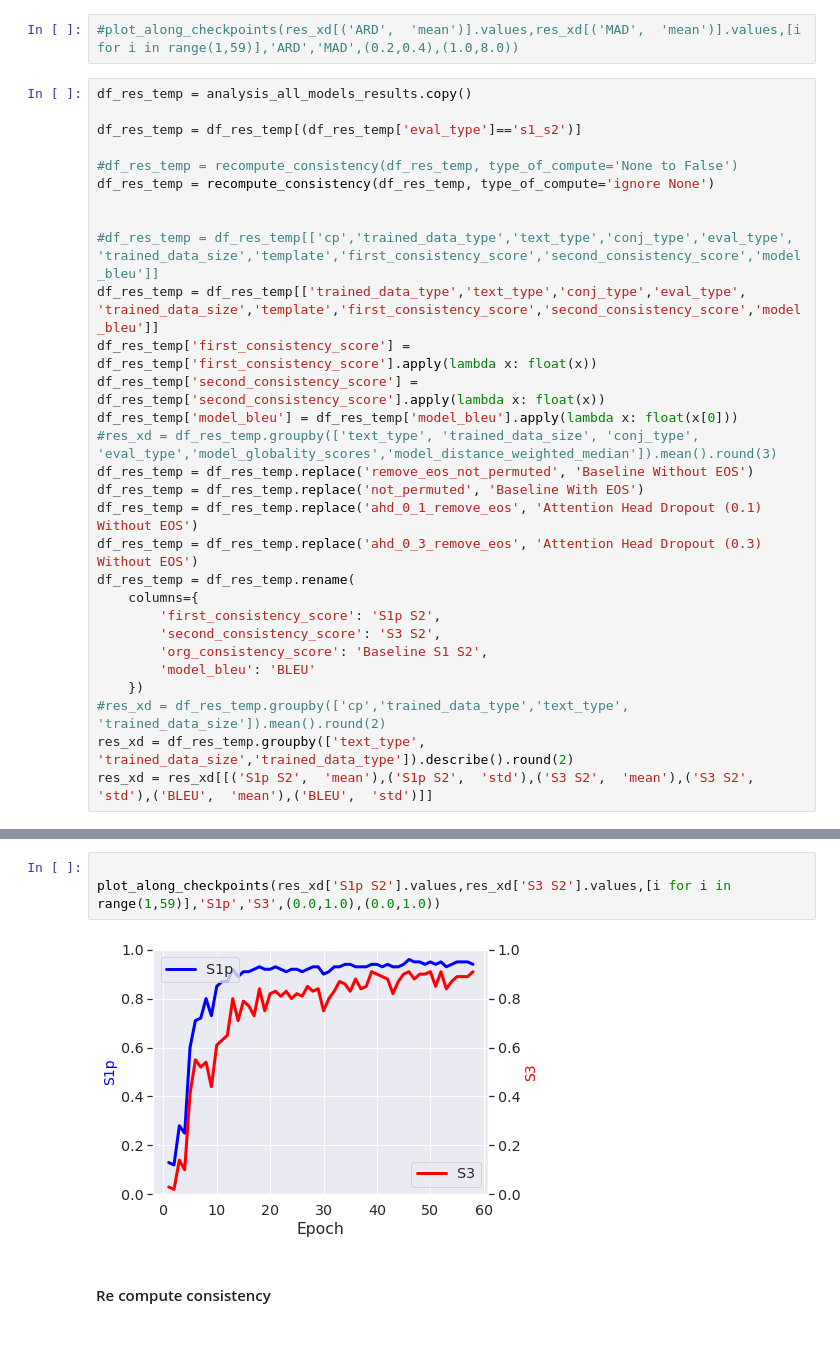
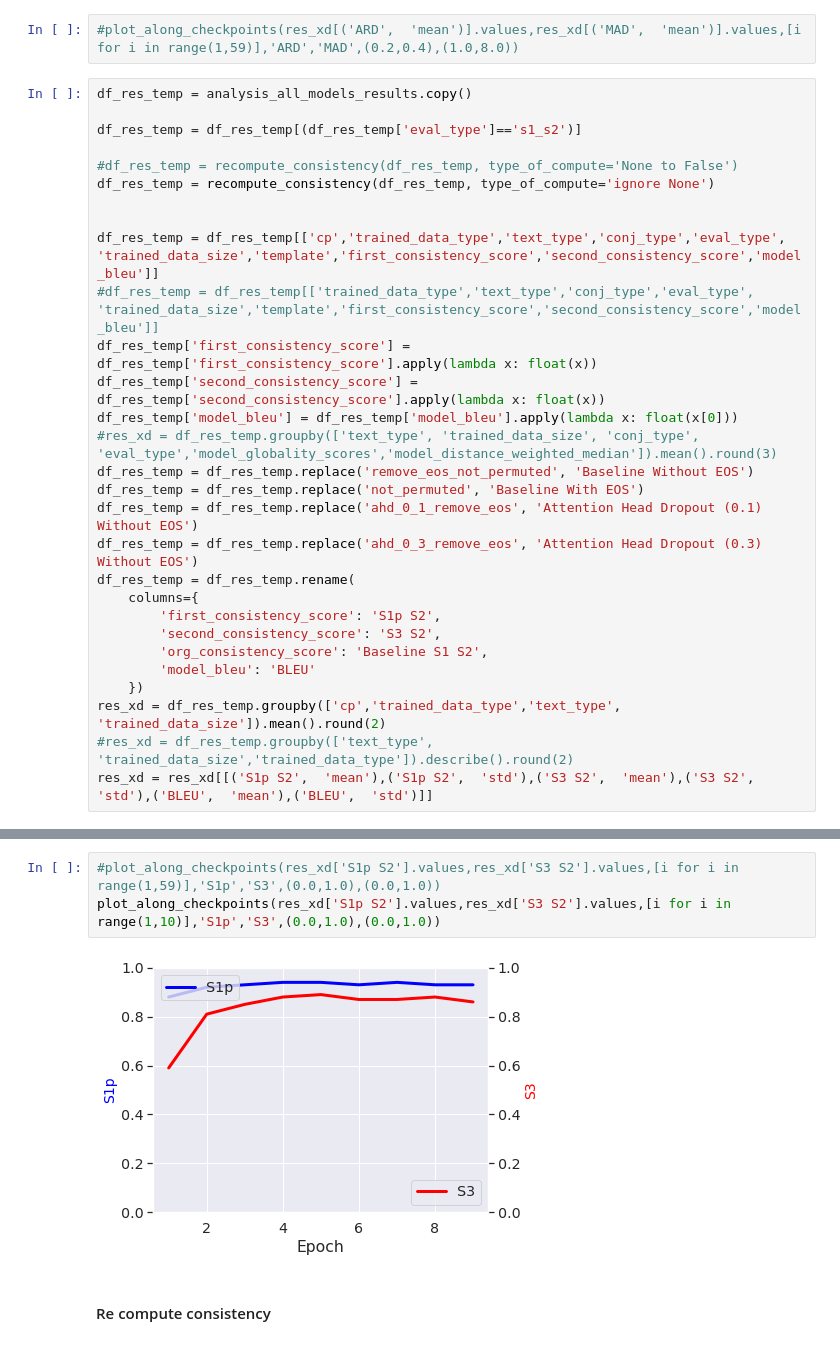
Before and after one commit to itay1itzhak/globality, a Jupyter notebook: Global Attention Metric.ipynb, the cells around one changed output, grey strips where cells are left out. Saved outputs shown, nothing was run; the diff lists cells and outputs as text.

```diff
--- a/Global Attention Metric.ipynb
+++ b/Global Attention Metric.ipynb
@@ -292,8 +281,8 @@ df_res_temp = df_res_temp[(df_res_temp['eval_type']=='s1_s2')]
 df_res_temp = recompute_consistency(df_res_temp, type_of_compute='ignore None')
 
 
-#df_res_temp = df_res_temp[['cp','trained_data_type','text_type','conj_type','eval_type', 'trained_data_size','template','first_consistency_score','second_consistency_score','model_bleu']]
-df_res_temp = df_res_temp[['trained_data_type','text_type','conj_type','eval_type', 'trained_data_size','template','first_consistency_score','second_consistency_score','model_bleu']]
+df_res_temp = df_res_temp[['cp','trained_data_type','text_type','conj_type','eval_type', 'trained_data_size','template','first_consistency_score','second_consistency_score','model_bleu']]
+#df_res_temp = df_res_temp[['trained_data_type','text_type','conj_type','eval_type', 'trained_data_size','template','first_consistency_score','second_consistency_score','model_bleu']]
 df_res_temp['first_consistency_score'] = df_res_temp['first_consistency_score'].apply(lambda x: float(x))
 df_res_temp['second_consistency_score'] = df_res_temp['second_consistency_score'].apply(lambda x: float(x))
 df_res_temp['model_bleu'] = df_res_temp['model_bleu'].apply(lambda x: float(x[0]))
@@ -309,6 +298,6 @@ df_res_temp = df_res_temp.rename(
         'org_consistency_score': 'Baseline S1 S2',
         'model_bleu': 'BLEU'
     })
-#res_xd = df_res_temp.groupby(['cp','trained_data_type','text_type', 'trained_data_size']).mean().round(2)
-res_xd = df_res_temp.groupby(['text_type', 'trained_data_size','trained_data_type']).describe().round(2)
+res_xd = df_res_temp.groupby(['cp','trained_data_type','text_type', 'trained_data_size']).mean().round(2)
+#res_xd = df_res_temp.groupby(['text_type', 'trained_data_size','trained_data_type']).describe().round(2)
 res_xd = res_xd[[('S1p S2',  'mean'),('S1p S2',  'std'),('S3 S2',  'mean'),('S3 S2',  'std'),('BLEU',  'mean'),('BLEU',  'std')]]
@@ -331,8 +309,8 @@ res_xd
 # %%
-
-plot_along_checkpoints(res_xd['S1p S2'].values,res_xd['S3 S2'].values,[i for i in range(1,59)],'S1p','S3',(0.0,1.0),(0.0,1.0))
+#plot_along_checkpoints(res_xd['S1p S2'].values,res_xd['S3 S2'].values,[i for i in range(1,59)],'S1p','S3',(0.0,1.0),(0.0,1.0))
+plot_along_checkpoints(res_xd['S1p S2'].values,res_xd['S3 S2'].values,[i for i in range(1,10)],'S1p','S3',(0.0,1.0),(0.0,1.0))
 # %% [output]
-[figure, old version]
+[figure, new version]
 # %% [markdown]
 #### Re compute consistency
 # %%
```
Also changed, not shown: parts of 9 cells of this notebook, 1 other file.
